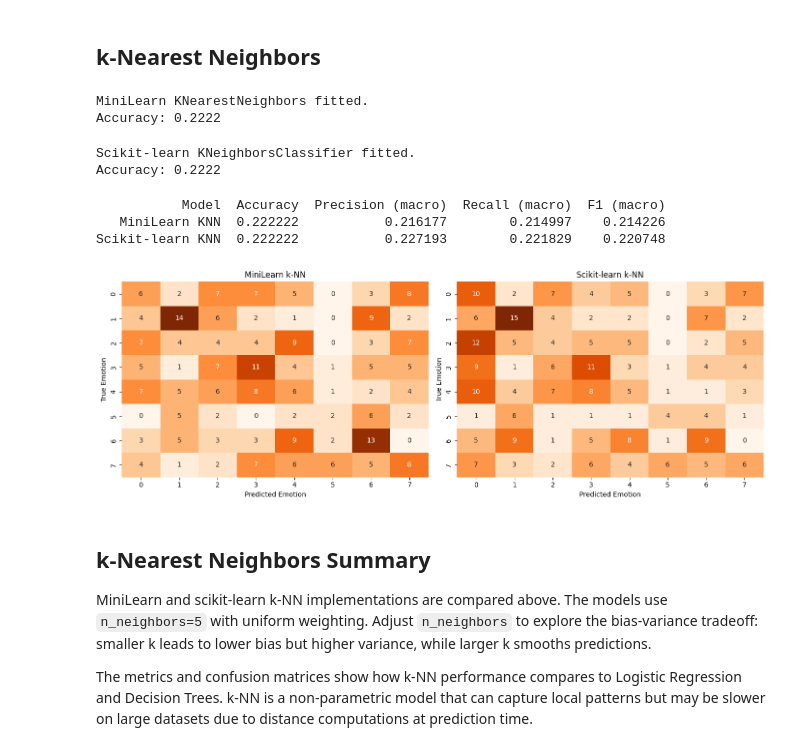
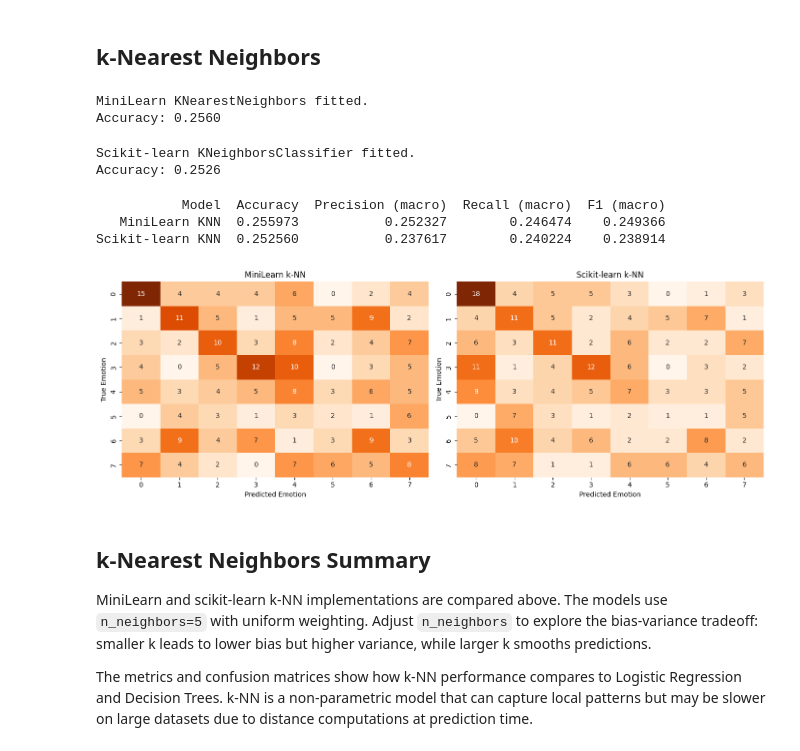
Before and after one commit to goldennapee-mu/Project_CSE432-532, a Jupyter notebook: SER_Project/notebooks/03_classifiers.ipynb, the cells around one changed output. Drawn from its saved outputs; the diff is of its cells as text; code cells hidden in the pictures.

Commit message:
Rewrote each notebook to make use of the preprocessing files inside of MiniLearn, rather than inside of sklearn. This required a miniscule change inside of model_selection.py.

```diff
--- a/SER_Project/notebooks/03_classifiers.ipynb
+++ b/SER_Project/notebooks/03_classifiers.ipynb
@@ -99,10 +98,10 @@ Classes: 8
 # %%
 # Train/test split with stratification to preserve emotion distribution
 X_train, X_test, y_train, y_test = train_test_split(
-    X, y,
+    X.values, y.values,
     test_size=0.2,
     random_state=42,
-    stratify=y,
+    stratify=y.values,
 )
 
 # Standardize features (fit on training data only)
@@ -211,10 +210,10 @@ ml_dt = MLDecisionTreeClassifier(
     min_samples_leaf=2,
     random_state=42,
 )
-ml_dt.fit(X_train.values, y_train.values)
-ml_dt_y_pred = ml_dt.predict(X_test.values)
+ml_dt.fit(X_train, y_train)
+ml_dt_y_pred = ml_dt.predict(X_test)
 
 print('MiniLearn DecisionTreeClassifier fitted.')
-print(f'Accuracy: {ml_dt.score(X_test.values, y_test.values):.4f}')
+print(f'Accuracy: {ml_dt.score(X_test, y_test):.4f}')
 # %% [output]
 MiniLearn DecisionTreeClassifier fitted.
@@ -287,7 +286,7 @@ print('MiniLearn KNearestNeighbors fitted.')
 print(f'Accuracy: {ml_knn.score(X_test, y_test):.4f}')
 # %% [output]
 MiniLearn KNearestNeighbors fitted.
-Accuracy: 0.2222
+Accuracy: 0.2560
 # %%
 # Scikit-learn k-Nearest Neighbors (for comparison)
 sk_knn = SKKNeighborsClassifier(n_neighbors=n_neighbors, weights='uniform')
@@ -298,37 +297,37 @@ print('Scikit-learn KNeighborsClassifier fitted.')
 print(f'Accuracy: {sk_knn.score(X_test, y_test):.4f}')
 # %% [output]
 Scikit-learn KNeighborsClassifier fitted.
-Accuracy: 0.2222
+Accuracy: 0.2526
 # %%
 # k-NN metrics
 metrics_knn_ml = compute_metrics(y_test, ml_knn_y_pred, 'MiniLearn KNN')
 metrics_knn_sk = compute_metrics(y_test, sk_knn_y_pred, 'Scikit-learn KNN')
 
 results_knn_df = pd.DataFrame([metrics_knn_ml, metrics_knn_sk])
 print(results_knn_df.to_string(index=False))
 
 fig, axes = plt.subplots(1, 2, figsize=(14, 5))
 
-cm_knn_ml = confusion_matrix(y_test, ml_knn_y_pred, labels=sorted(y_test.unique()))
-cm_knn_sk = confusion_matrix(y_test, sk_knn_y_pred, labels=sorted(y_test.unique()))
+cm_knn_ml = confusion_matrix(y_test, ml_knn_y_pred, labels=np.unique(y_test))
+cm_knn_sk = confusion_matrix(y_test, sk_knn_y_pred, labels=np.unique(y_test))
 
 sns.heatmap(cm_knn_ml, annot=True, fmt='d', cmap='Oranges', ax=axes[0], cbar=False)
 axes[0].set_title('MiniLearn k-NN')
 axes[0].set_ylabel('True Emotion')
 axes[0].set_xlabel('Predicted Emotion')
 
 sns.heatmap(cm_knn_sk, annot=True, fmt='d', cmap='Oranges', ax=axes[1], cbar=False)
 axes[1].set_title('Scikit-learn k-NN')
 axes[1].set_ylabel('True Emotion')
 axes[1].set_xlabel('Predicted Emotion')
 
 plt.tight_layout()
 plt.show()
 # %% [output]
            Model  Accuracy  Precision (macro)  Recall (macro)  F1 (macro)
-   MiniLearn KNN  0.222222           0.216177        0.214997    0.214226
-Scikit-learn KNN  0.222222           0.227193        0.221829    0.220748
+   MiniLearn KNN  0.255973           0.252327        0.246474    0.249366
+Scikit-learn KNN  0.252560           0.237617        0.240224    0.238914
-[figure, old version]
+[figure, new version]
 # %% [markdown]
 ## k-Nearest Neighbors Summary
 
```
Also changed, not shown: parts of 12 cells of this notebook, 7 other files.
